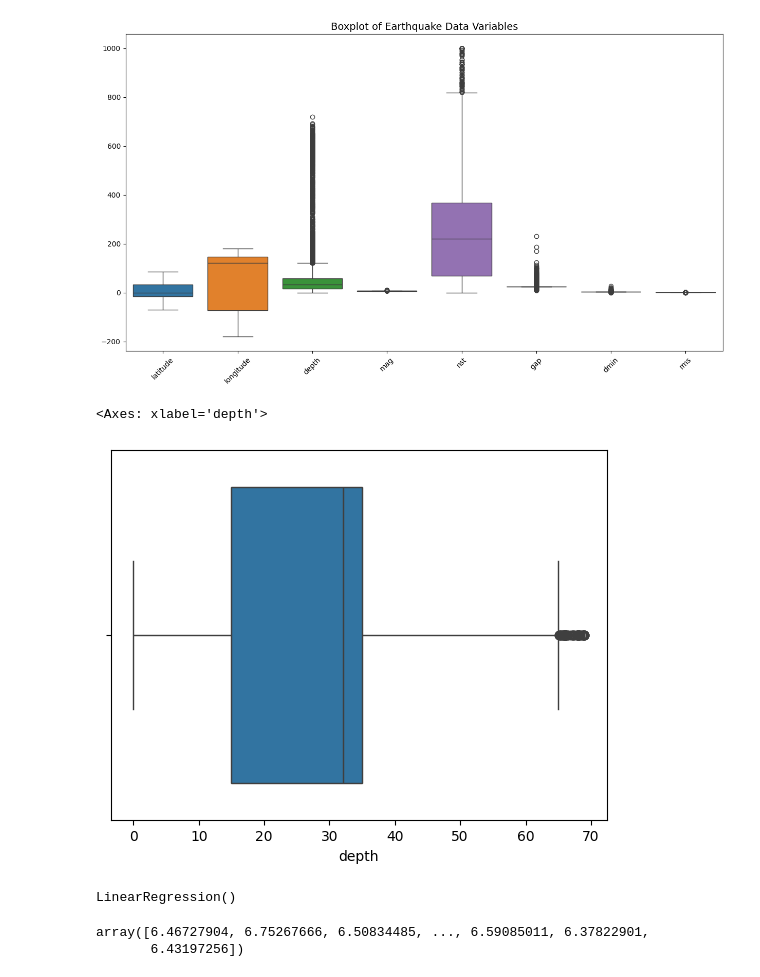
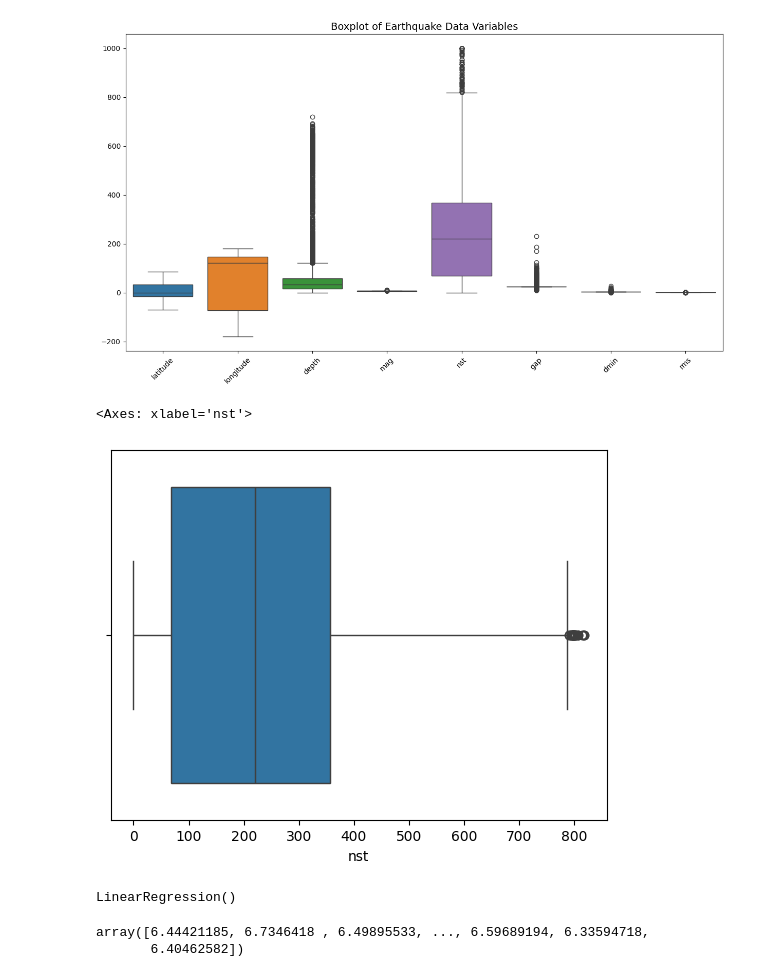
Before and after one commit to anitajn86/MACHINE_LEARNING-1, a Jupyter notebook: PROJECT3/Earthquakes.ipynb, the cells around one changed output. Drawn from its saved outputs; the diff is of its cells as text; code cells hidden in the pictures.

Commit message:
Visualizing 'nst'

```diff
--- a/PROJECT3/Earthquakes.ipynb
+++ b/PROJECT3/Earthquakes.ipynb
@@ -219,18 +219,18 @@ plt.show()
 # %% [output]
 [figure]
 # %%
-q1=df['depth'].quantile(0.25)
-q3=df['depth'].quantile(0.75)
+q1=df['nst'].quantile(0.25)
+q3=df['nst'].quantile(0.75)
 iqr=q3-q1
-lbound=q1-3.5*iqr
-ubound=q3+3.5*iqr
+lbound=q1-2.4*iqr
+ubound=q3+2.4*iqr
 # %%
-df['depth']=df['depth'].mask((df['depth']>ubound),df['depth'].median())
+df['nst']=df['nst'].mask((df['nst']>ubound),df['nst'].median())
 # %%
-sns.boxplot(x=df['depth'])
+sns.boxplot(x=df['nst'])
 # %% [output]
-<Axes: xlabel='depth'>
+<Axes: xlabel='nst'>
-[figure, old version]
+[figure, new version]
 # %%
 X=np.array(df.drop([predict],axis=1))
 y=np.array(df[predict])
@@ -253,8 +253,8 @@ LinearRegression()
 y_pred = model.predict(X_test)
 y_pred
 # %% [output]
-array([6.46727904, 6.75267666, 6.50834485, ..., 6.59085011, 6.37822901,
-       6.43197256])
+array([6.44421185, 6.7346418 , 6.49895533, ..., 6.59689194, 6.33594718,
+       6.40462582])
 # %%
 #Evaluate the model
 r2 = r2_score(y_test, y_pred)  # R-squared score
```
Also changed, not shown: parts of 2 cells of this notebook.
